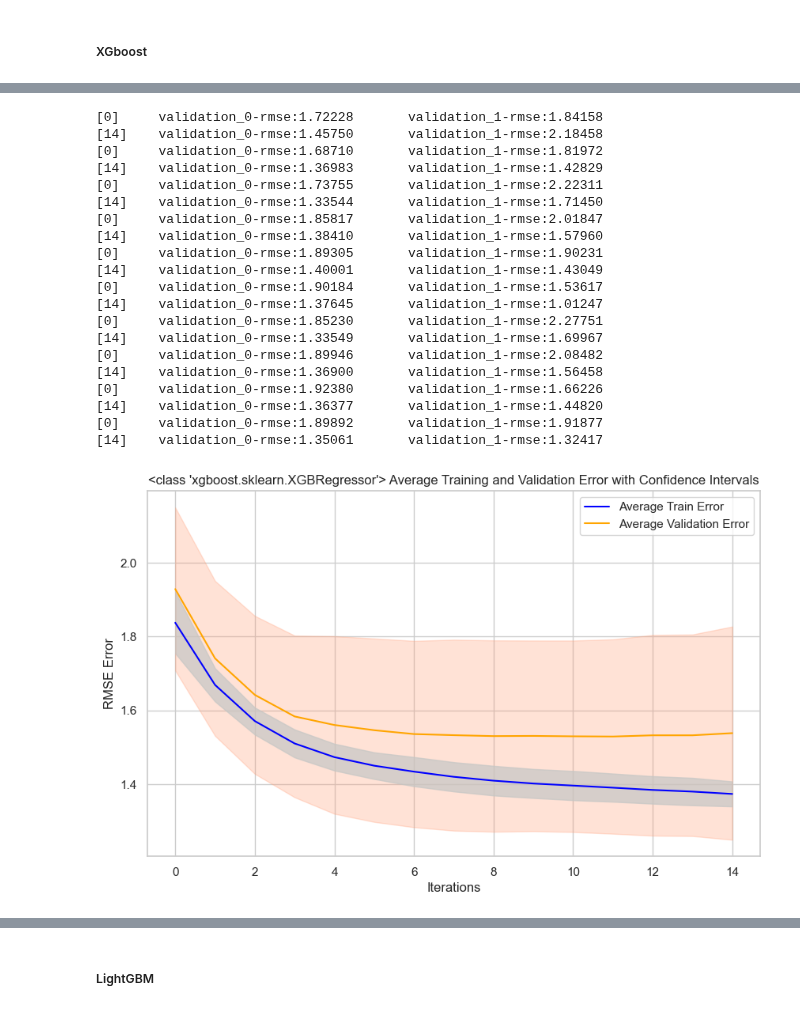
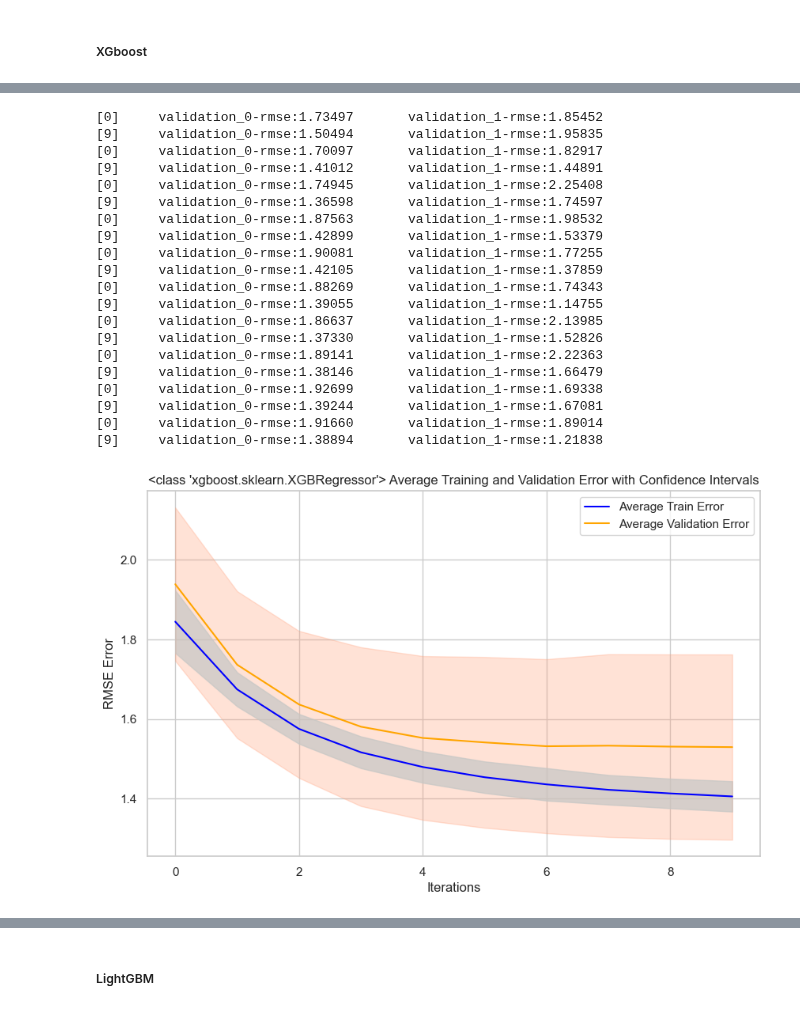
Before and after one commit to Yarmmax/DS_Intership, a Jupyter notebook: Validataion schema.ipynb, the cells around one changed output, grey strips where cells are left out. Saved outputs shown, nothing was run; the diff lists cells and outputs as text; code cells hidden in the pictures.

```diff
--- a/Validataion schema.ipynb
+++ b/Validataion schema.ipynb
@@ -445,10 +547,10 @@ Wall time: 37.4 s
 %%time
 XGB_regression = Validation(
                      train_data=data['train_data'],
-                     test_data=data['test_data'],
+                     submission_data=data['submission_data'],
                      submission_example=data['submission_example'],
                      n_splits=10,
-                     model = XGBRegressor(n_estimators=15),
+                     model = XGBRegressor(n_estimators=10),
                      check_nans=False,
                      dropna = False
                  )
@@ -459,26 +561,26 @@ Wall time: 3.21 s
 # %%
 %%time
-XGB_report = XGB_regression.evaluate()
+XGB_report = XGB_regression.validate()
 XGB_report
 # %% [output]
-[0]     validation_0-rmse:1.72228       validation_1-rmse:1.84158
-[14]    validation_0-rmse:1.45750       validation_1-rmse:2.18458
-[0]     validation_0-rmse:1.68710       validation_1-rmse:1.81972
-[14]    validation_0-rmse:1.36983       validation_1-rmse:1.42829
-[0]     validation_0-rmse:1.73755       validation_1-rmse:2.22311
-[14]    validation_0-rmse:1.33544       validation_1-rmse:1.71450
-[0]     validation_0-rmse:1.85817       validation_1-rmse:2.01847
-[14]    validation_0-rmse:1.38410       validation_1-rmse:1.57960
-[0]     validation_0-rmse:1.89305       validation_1-rmse:1.90231
-[14]    validation_0-rmse:1.40001       validation_1-rmse:1.43049
-[0]     validation_0-rmse:1.90184       validation_1-rmse:1.53617
-[14]    validation_0-rmse:1.37645       validation_1-rmse:1.01247
-[0]     validation_0-rmse:1.85230       validation_1-rmse:2.27751
-[14]    validation_0-rmse:1.33549       validation_1-rmse:1.69967
-[0]     validation_0-rmse:1.89946       validation_1-rmse:2.08482
-[14]    validation_0-rmse:1.36900       validation_1-rmse:1.56458
-[0]     validation_0-rmse:1.92380       validation_1-rmse:1.66226
-[14]    validation_0-rmse:1.36377       validation_1-rmse:1.44820
-[0]     validation_0-rmse:1.89892       validation_1-rmse:1.91877
-[14]    validation_0-rmse:1.35061       validation_1-rmse:1.32417
+[0]     validation_0-rmse:1.73497       validation_1-rmse:1.85452
+[9]     validation_0-rmse:1.50494       validation_1-rmse:1.95835
+[0]     validation_0-rmse:1.70097       validation_1-rmse:1.82917
+[9]     validation_0-rmse:1.41012       validation_1-rmse:1.44891
+[0]     validation_0-rmse:1.74945       validation_1-rmse:2.25408
+[9]     validation_0-rmse:1.36598       validation_1-rmse:1.74597
+[0]     validation_0-rmse:1.87563       validation_1-rmse:1.98532
+[9]     validation_0-rmse:1.42899       validation_1-rmse:1.53379
+[0]     validation_0-rmse:1.90081       validation_1-rmse:1.77255
+[9]     validation_0-rmse:1.42105       validation_1-rmse:1.37859
+[0]     validation_0-rmse:1.88269       validation_1-rmse:1.74343
+[9]     validation_0-rmse:1.39055       validation_1-rmse:1.14755
+[0]     validation_0-rmse:1.86637       validation_1-rmse:2.13985
+[9]     validation_0-rmse:1.37330       validation_1-rmse:1.52826
+[0]     validation_0-rmse:1.89141       validation_1-rmse:2.22363
+[9]     validation_0-rmse:1.38146       validation_1-rmse:1.66479
+[0]     validation_0-rmse:1.92699       validation_1-rmse:1.69338
+[9]     validation_0-rmse:1.39244       validation_1-rmse:1.67081
+[0]     validation_0-rmse:1.91660       validation_1-rmse:1.89014
+[9]     validation_0-rmse:1.38894       validation_1-rmse:1.21838
-[figure, old version]
+[figure, new version]
```
Also changed, not shown: parts of 26 cells of this notebook.
